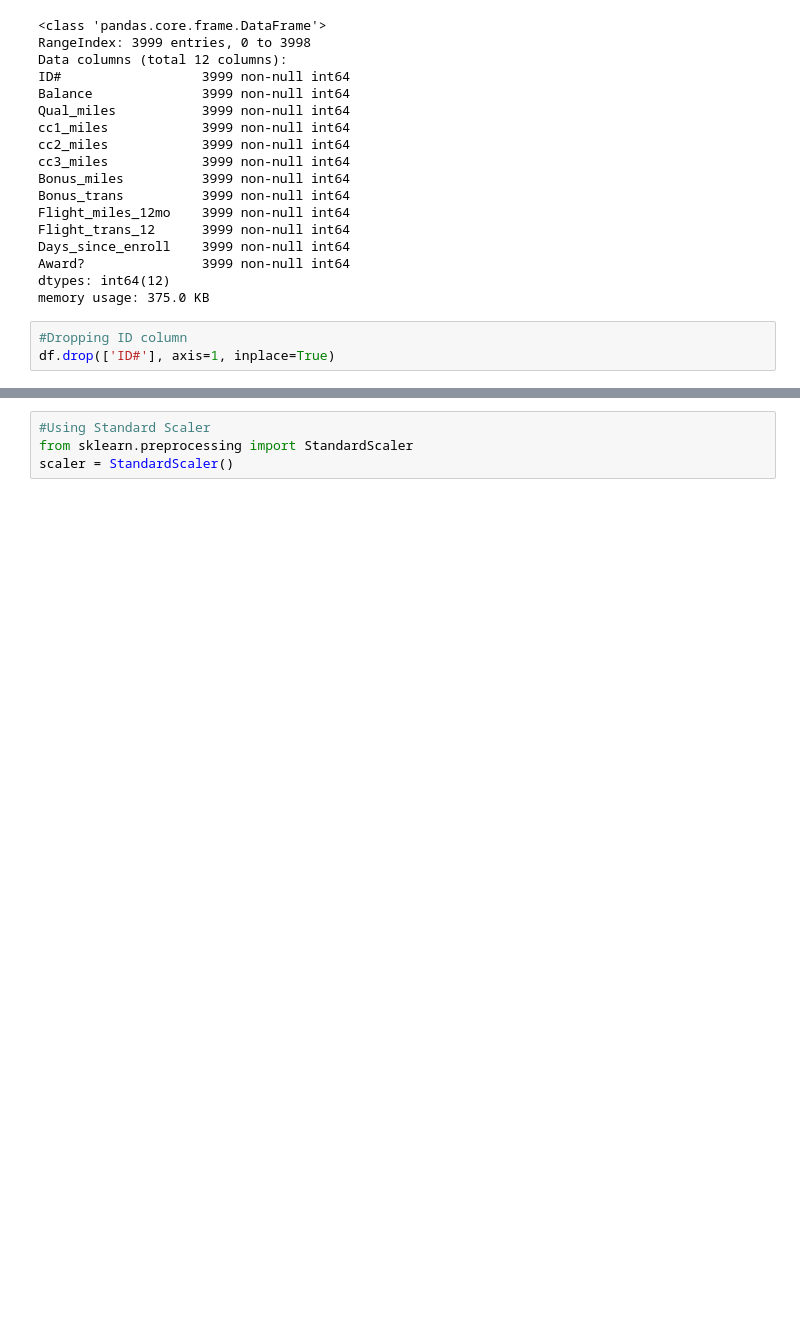
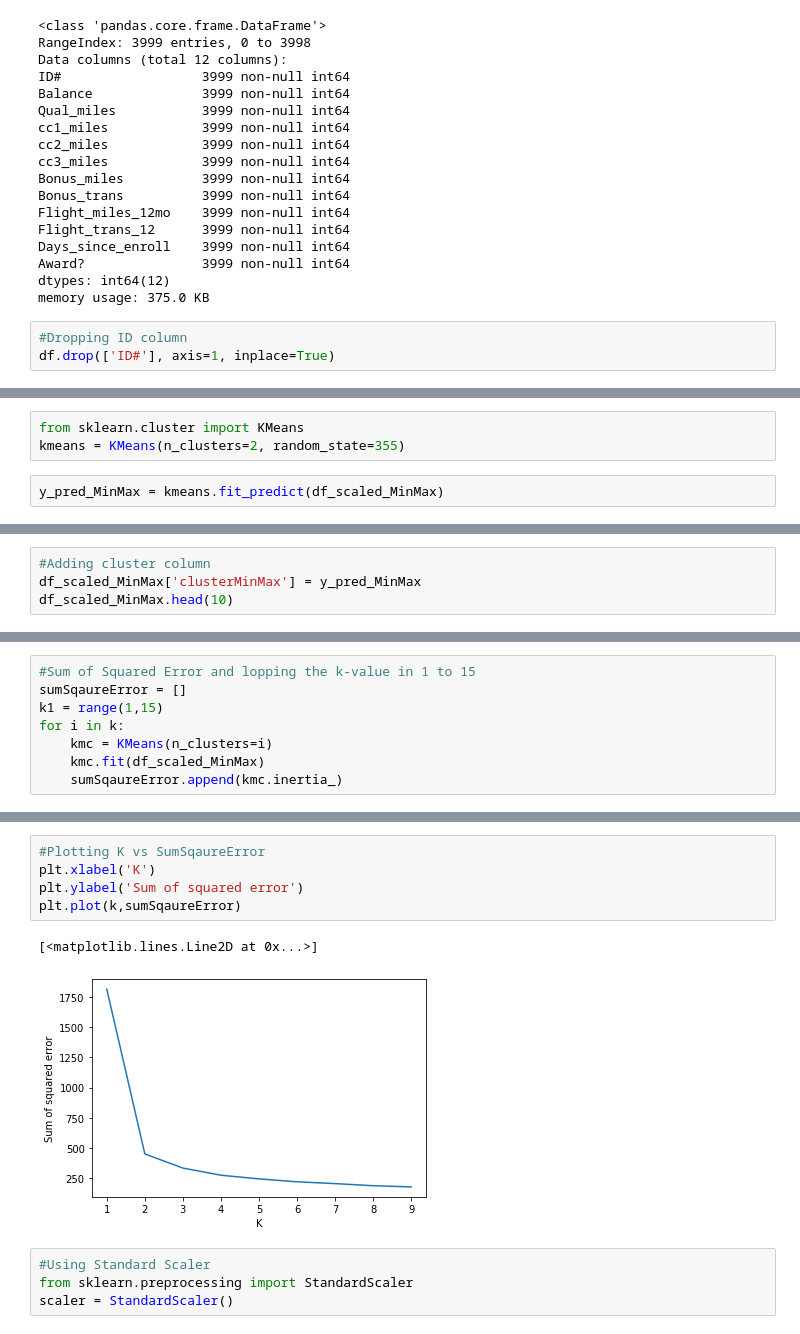
Before and after one commit to Tusharbagul/Machine-Learning, a Jupyter notebook: Clustering/EastWestAirlines.ipynb, the cells around one changed output, grey strips where cells are left out. Drawn from its saved outputs; the diff is of its cells as text; blank space fills up the shorter version.

```diff
--- a/Clustering/EastWestAirlines.ipynb
+++ b/Clustering/EastWestAirlines.ipynb
@@ -68,0 +107,5 @@ df.drop(['ID#'], axis=1, inplace=True)
+# %%
+from sklearn.cluster import KMeans
+kmeans = KMeans(n_clusters=2, random_state=355)
+# %%
+y_pred_MinMax = kmeans.fit_predict(df_scaled_MinMax)
@@ -68,0 +116,4 @@ df.drop(['ID#'], axis=1, inplace=True)
+# %%
+#Adding cluster column
+df_scaled_MinMax['clusterMinMax'] = y_pred_MinMax
+df_scaled_MinMax.head(10)
@@ -68,0 +138,8 @@ df.drop(['ID#'], axis=1, inplace=True)
+# %%
+#Sum of Squared Error and lopping the k-value in 1 to 15
+sumSqaureError = []
+k1 = range(1,15)
+for i in k:
+    kmc = KMeans(n_clusters=i)
+    kmc.fit(df_scaled_MinMax)
+    sumSqaureError.append(kmc.inertia_)
@@ -69,3 +158,11 @@ df.drop(['ID#'], axis=1, inplace=True)
+# %%
+#Plotting K vs SumSqaureError
+plt.xlabel('K')
+plt.ylabel('Sum of squared error')
+plt.plot(k,sumSqaureError)
+# %% [output]
+[<matplotlib.lines.Line2D at 0x...>]
+[figure, added]
 # %%
 #Using Standard Scaler
 from sklearn.preprocessing import StandardScaler
```
Also changed, not shown: parts of 29 cells of this notebook.
